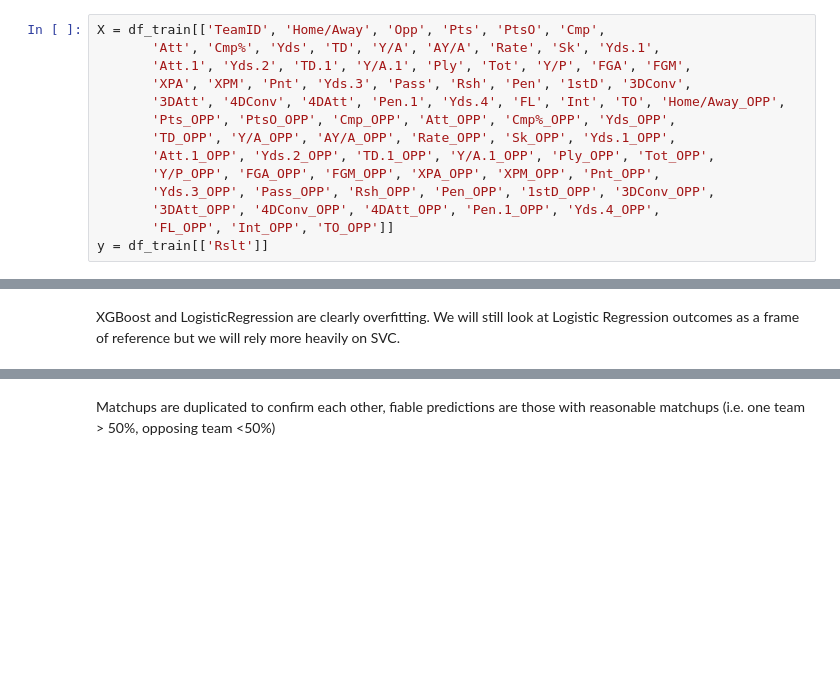
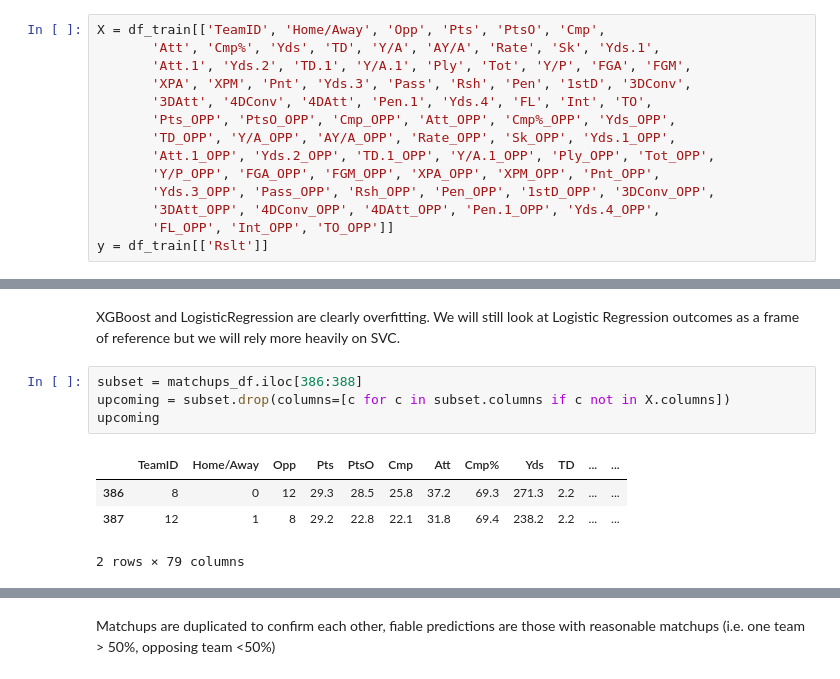
Before and after one commit to pchalhoub/portfolio, a Jupyter notebook: NFL2025.ipynb, the cells around one changed output, grey strips where cells are left out. Drawn from its saved outputs; the diff is of its cells as text; blank space fills up the shorter version.

```diff
--- a/NFL2025.ipynb
+++ b/NFL2025.ipynb
@@ -65,7 +74,7 @@ X = df_train[['TeamID', 'Home/Away', 'Opp', 'Pts', 'PtsO', 'Cmp',
        'Att', 'Cmp%', 'Yds', 'TD', 'Y/A', 'AY/A', 'Rate', 'Sk', 'Yds.1',
        'Att.1', 'Yds.2', 'TD.1', 'Y/A.1', 'Ply', 'Tot', 'Y/P', 'FGA', 'FGM',
        'XPA', 'XPM', 'Pnt', 'Yds.3', 'Pass', 'Rsh', 'Pen', '1stD', '3DConv',
-       '3DAtt', '4DConv', '4DAtt', 'Pen.1', 'Yds.4', 'FL', 'Int', 'TO', 'Home/Away_OPP',
+       '3DAtt', '4DConv', '4DAtt', 'Pen.1', 'Yds.4', 'FL', 'Int', 'TO',
        'Pts_OPP', 'PtsO_OPP', 'Cmp_OPP', 'Att_OPP', 'Cmp%_OPP', 'Yds_OPP',
        'TD_OPP', 'Y/A_OPP', 'AY/A_OPP', 'Rate_OPP', 'Sk_OPP', 'Yds.1_OPP',
        'Att.1_OPP', 'Yds.2_OPP', 'TD.1_OPP', 'Y/A.1_OPP', 'Ply_OPP', 'Tot_OPP',
@@ -118,2 +127,11 @@ Validation Accuracy :  0.9916666666666667
 # %% [markdown]
 XGBoost and LogisticRegression are clearly overfitting. We will still look at Logistic Regression outcomes as a frame of reference but we will rely more heavily on SVC.
+# %%
+subset = matchups_df.iloc[386:388]
+upcoming = subset.drop(columns=[c for c in subset.columns if c not in X.columns])
+upcoming
+# %% [output]
+|  | TeamID | Home/Away | Opp | Pts | PtsO | Cmp | Att | Cmp% | Yds | TD | ... | ... |
+| 386 | 8 | 0 | 12 | 29.3 | 28.5 | 25.8 | 37.2 | 69.3 | 271.3 | 2.2 | ... | ... |
+| 387 | 12 | 1 | 8 | 29.2 | 22.8 | 22.1 | 31.8 | 69.4 | 238.2 | 2.2 | ... | ... |
+2 rows × 79 columns
```
Also changed, not shown: parts of 22 cells of this notebook, 1 other file.
